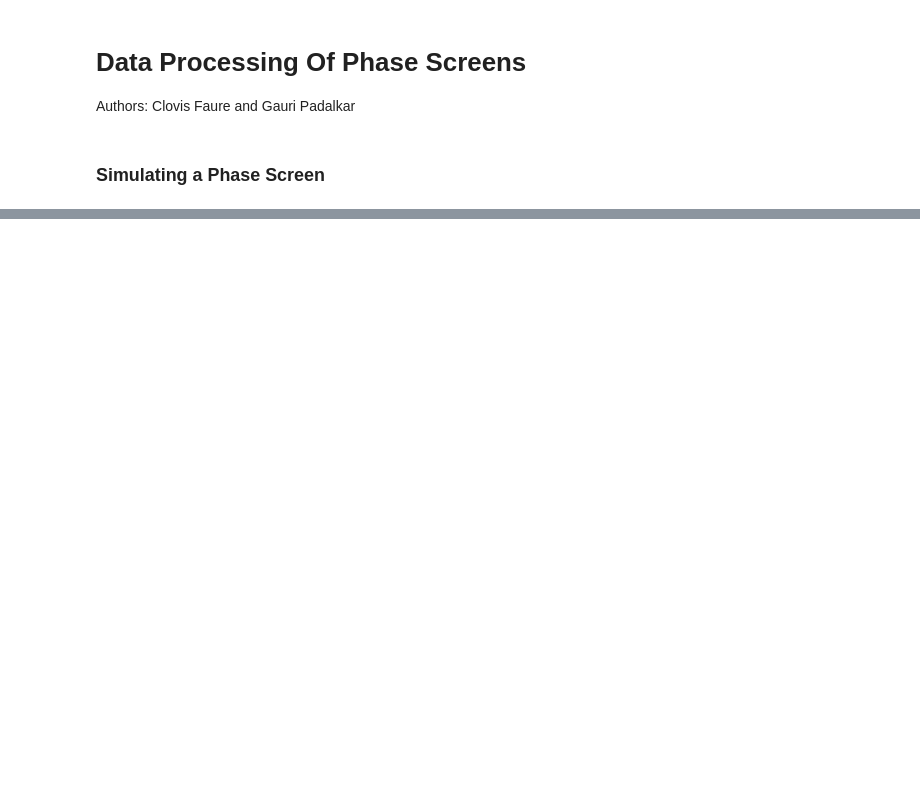
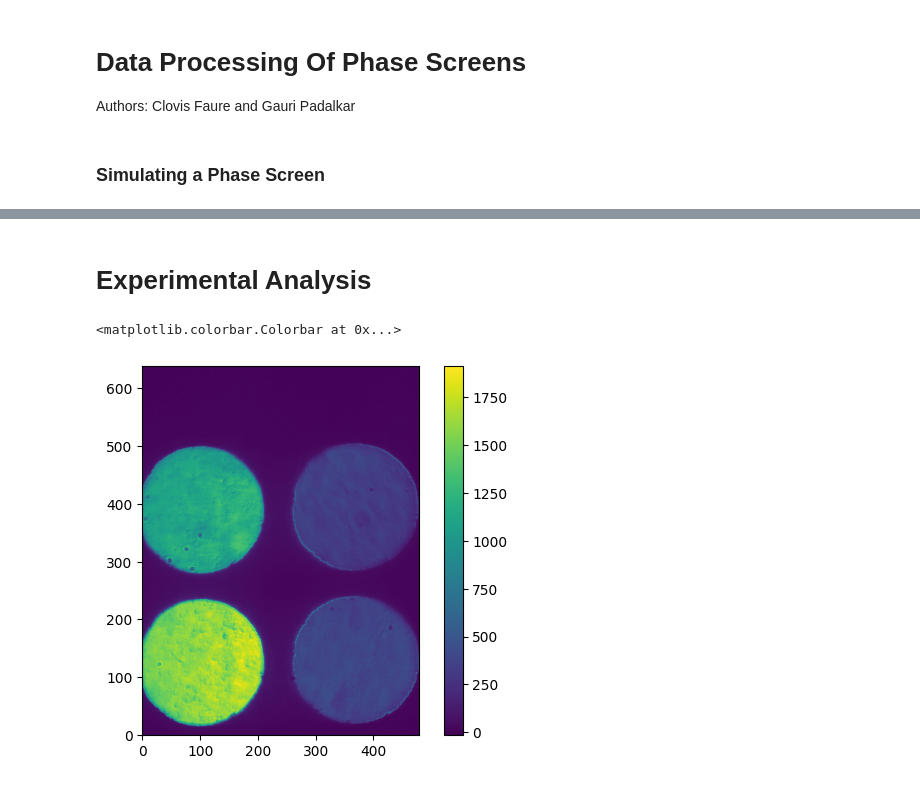
Before and after one commit to astrogauri/phase-screens, a Jupyter notebook: data_processing_phase.ipynb, the cells around one changed output, grey strips where cells are left out. Drawn from its saved outputs; the diff is of its cells as text; code cells hidden in the pictures; blank space fills up the shorter version.

```diff
--- a/data_processing_phase.ipynb
+++ b/data_processing_phase.ipynb
@@ -110,0 +111,2 @@ print(k)
+# %% [markdown]
+# Experimental Analysis
@@ -110,0 +116,18 @@ print(k)
+# %%
+path = "/Users/gauripadalkar/Desktop/phase-screens/bench_data/"
+f_list = ["bg_10000.fits", "no-phase_screen_10000.fits", "phase_screen_10000.fits"]
+
+# Background
+bg = pf.getdata(path + f_list[0])
+bg = np.mean(bg, axis=0)
+pli(bg)
+
+# No Phase Screen
+no_phase = pf.getdata(path + f_list[1])
+no_phase = np.mean(no_phase, axis=0) - bg
+
+plt.imshow(no_phase, origin='lower')
+plt.colorbar()
+# %% [output]
+<matplotlib.colorbar.Colorbar at 0x...>
+[figure, added]
```
Also changed, not shown: parts of 7 cells of this notebook, 6 other files.
